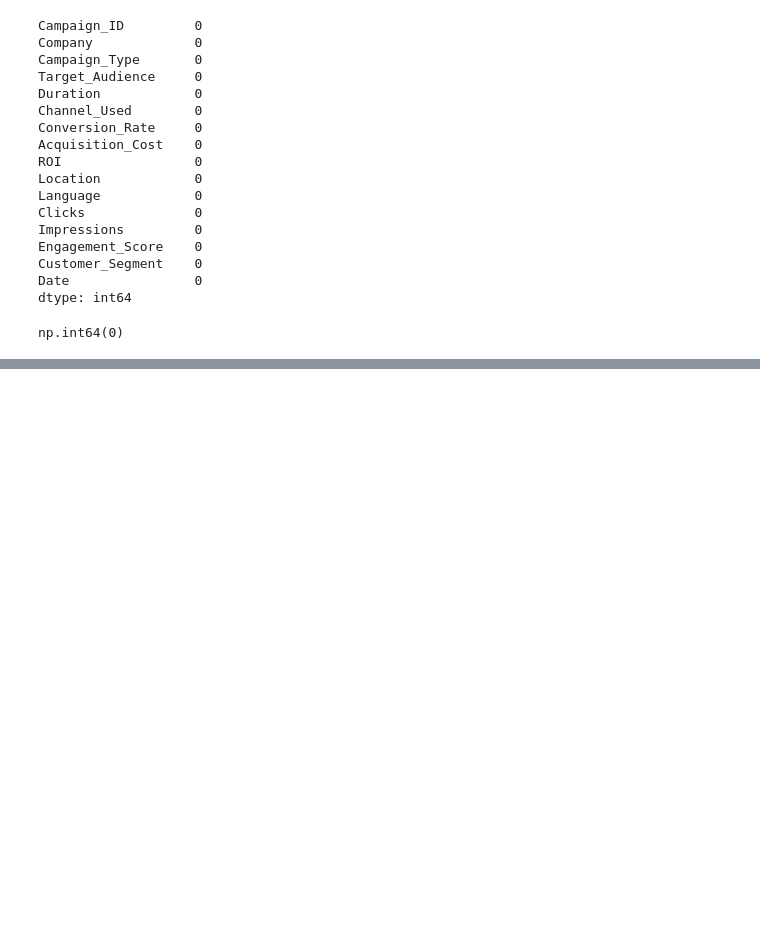
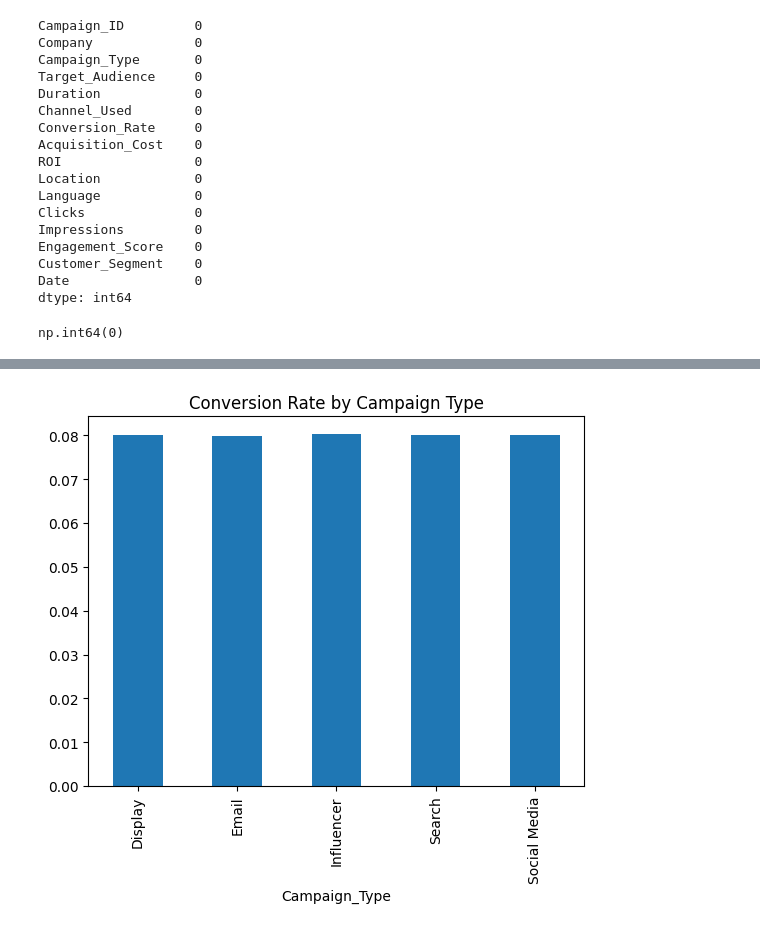
Before and after one commit to ap073/data_analytics_project1, a Jupyter notebook: notebooks/01_EDA.ipynb, the cells around one changed output, grey strips where cells are left out. Drawn from its saved outputs; the diff is of its cells as text; code cells hidden in the pictures; blank space fills up the shorter version.

```diff
--- a/notebooks/01_EDA.ipynb
+++ b/notebooks/01_EDA.ipynb
@@ -57,0 +136,6 @@ np.int64(0)
+# %%
+df.groupby('Campaign_Type')['Conversion_Rate'].mean().plot(kind='bar')
+plt.title('Conversion Rate by Campaign Type')
+plt.show()
+# %% [output]
+[figure, added]
```
Also changed, not shown: parts of 10 cells of this notebook.
